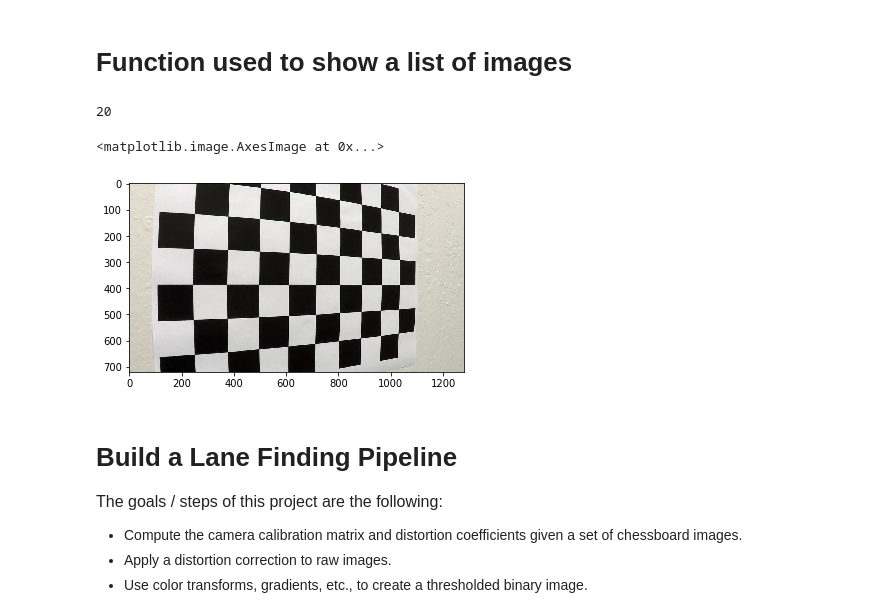
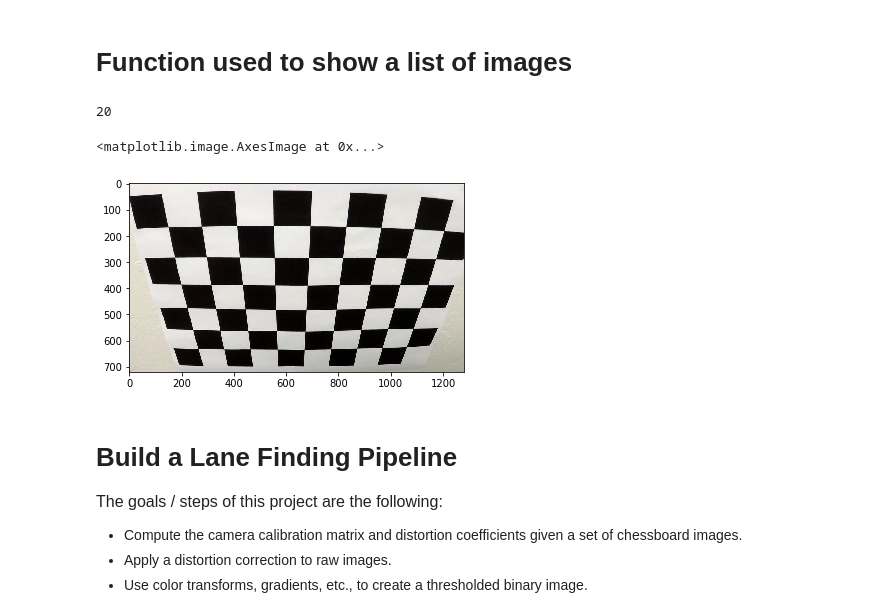
Before and after one commit to aliasaswad/CarND-Advanced-Lane-Lines-P2, a Jupyter notebook: P2.ipynb, the cells around one changed output. Drawn from its saved outputs; the diff is of its cells as text; code cells hidden in the pictures.

```diff
--- a/P2.ipynb
+++ b/P2.ipynb
@@ -112,12 +112,12 @@ print(len(calibrat_images))
 # Function used to show a list of images
 # %%
 print(len(calibrat_images))
-plt.imshow(calibrat_images[0])
+plt.imshow(calibrat_images[2])
 # show_images(calibrat_images, imgs_names, pref="", cols=4)
 # %% [output]
 20
 <matplotlib.image.AxesImage at 0x...>
-[figure, old version]
+[figure, new version]
 # %% [markdown]
 # Build a Lane Finding Pipeline
 <font size="3">The goals / steps of this project are the following:
```
Also changed, not shown: parts of 3 cells of this notebook, 1 other file.
